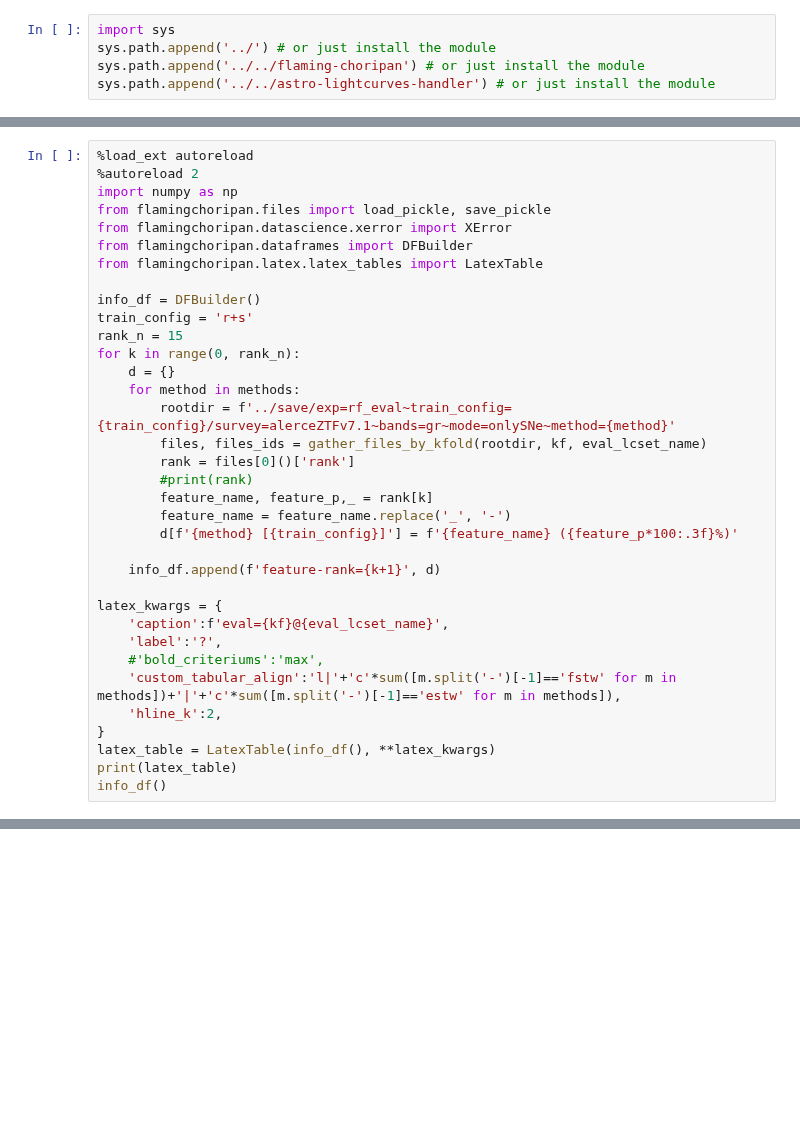
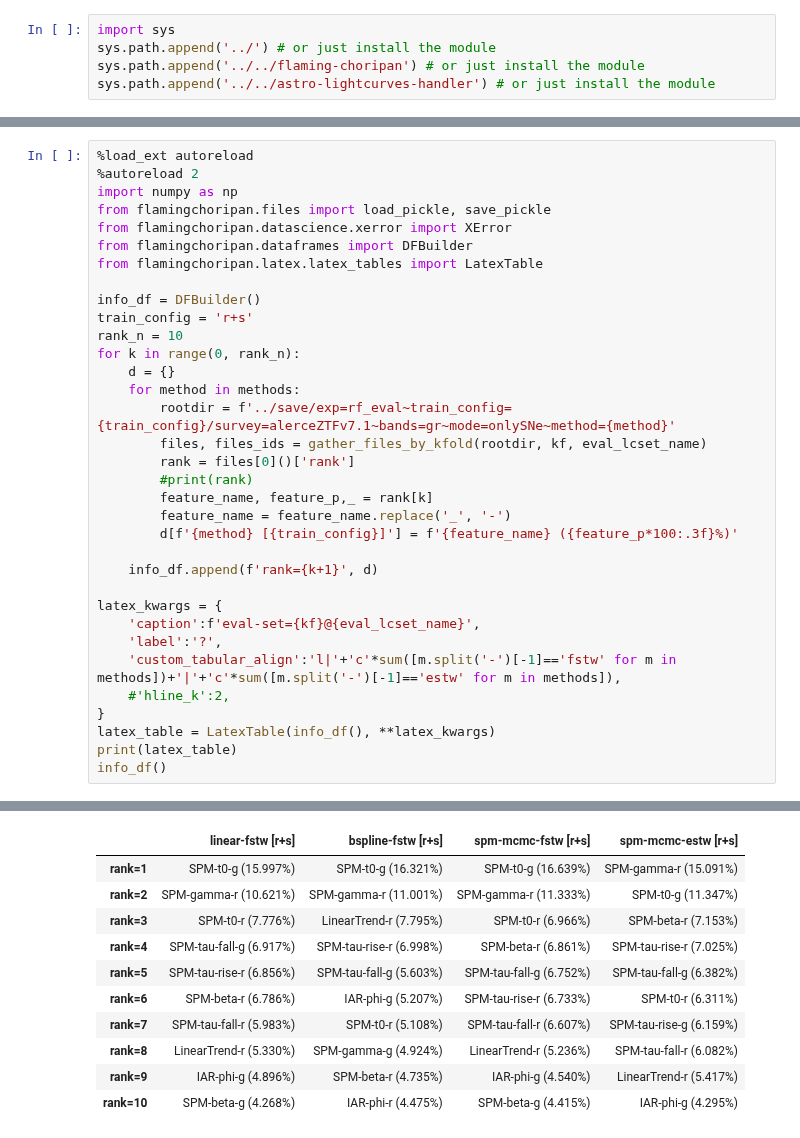
Before and after one commit to opimentel-github/astro-lightcurves-fats, a Jupyter notebook: experiments/metrics_results.ipynb, the cells around one changed output, grey strips where cells are left out. Cells and saved outputs as stored; diff of their text form; blank space fills up the shorter version.

```diff
--- a/experiments/metrics_results.ipynb
+++ b/experiments/metrics_results.ipynb
@@ -107,7 +144,7 @@ from flamingchoripan.latex.latex_tables import LatexTable
 
 info_df = DFBuilder()
 train_config = 'r+s'
-rank_n = 15
+rank_n = 10
 for k in range(0, rank_n):
     d = {}
     for method in methods:
@@ -119,15 +156,15 @@ for k in range(0, rank_n):
         feature_name = feature_name.replace('_', '-')
         d[f'{method} [{train_config}]'] = f'{feature_name} ({feature_p*100:.3f}%)'
 
-    info_df.append(f'feature-rank={k+1}', d)
+    info_df.append(f'rank={k+1}', d)
 
 latex_kwargs = {
-    'caption':f'eval={kf}@{eval_lcset_name}',
+    'caption':f'eval-set={kf}@{eval_lcset_name}',
     'label':'?',
-    #'bold_criteriums':'max',
     'custom_tabular_align':'l|'+'c'*sum([m.split('-')[-1]=='fstw' for m in methods])+'|'+'c'*sum([m.split('-')[-1]=='estw' for m in methods]),
-    'hline_k':2,
+    #'hline_k':2,
 }
 latex_table = LatexTable(info_df(), **latex_kwargs)
 print(latex_table)
 info_df()
+# %% [output]
@@ -133,0 +188,11 @@ info_df()
+|  | linear-fstw [r+s] | bspline-fstw [r+s] | spm-mcmc-fstw [r+s] | spm-mcmc-estw [r+s] |
+| rank=1 | SPM-t0-g (15.997%) | SPM-t0-g (16.321%) | SPM-t0-g (16.639%) | SPM-gamma-r (15.091%) |
+| rank=2 | SPM-gamma-r (10.621%) | SPM-gamma-r (11.001%) | SPM-gamma-r (11.333%) | SPM-t0-g (11.347%) |
+| rank=3 | SPM-t0-r (7.776%) | LinearTrend-r (7.795%) | SPM-t0-r (6.966%) | SPM-beta-r (7.153%) |
+| rank=4 | SPM-tau-fall-g (6.917%) | SPM-tau-rise-r (6.998%) | SPM-beta-r (6.861%) | SPM-tau-rise-r (7.025%) |
+| rank=5 | SPM-tau-rise-r (6.856%) | SPM-tau-fall-g (5.603%) | SPM-tau-fall-g (6.752%) | SPM-tau-fall-g (6.382%) |
+| rank=6 | SPM-beta-r (6.786%) | IAR-phi-g (5.207%) | SPM-tau-rise-r (6.733%) | SPM-t0-r (6.311%) |
+| rank=7 | SPM-tau-fall-r (5.983%) | SPM-t0-r (5.108%) | SPM-tau-fall-r (6.607%) | SPM-tau-rise-g (6.159%) |
+| rank=8 | LinearTrend-r (5.330%) | SPM-gamma-g (4.924%) | LinearTrend-r (5.236%) | SPM-tau-fall-r (6.082%) |
+| rank=9 | IAR-phi-g (4.896%) | SPM-beta-r (4.735%) | IAR-phi-g (4.540%) | LinearTrend-r (5.417%) |
+| rank=10 | SPM-beta-g (4.268%) | IAR-phi-r (4.475%) | SPM-beta-g (4.415%) | IAR-phi-g (4.295%) |
```
Also changed, not shown: parts of 3 cells of this notebook, 2 other files.
